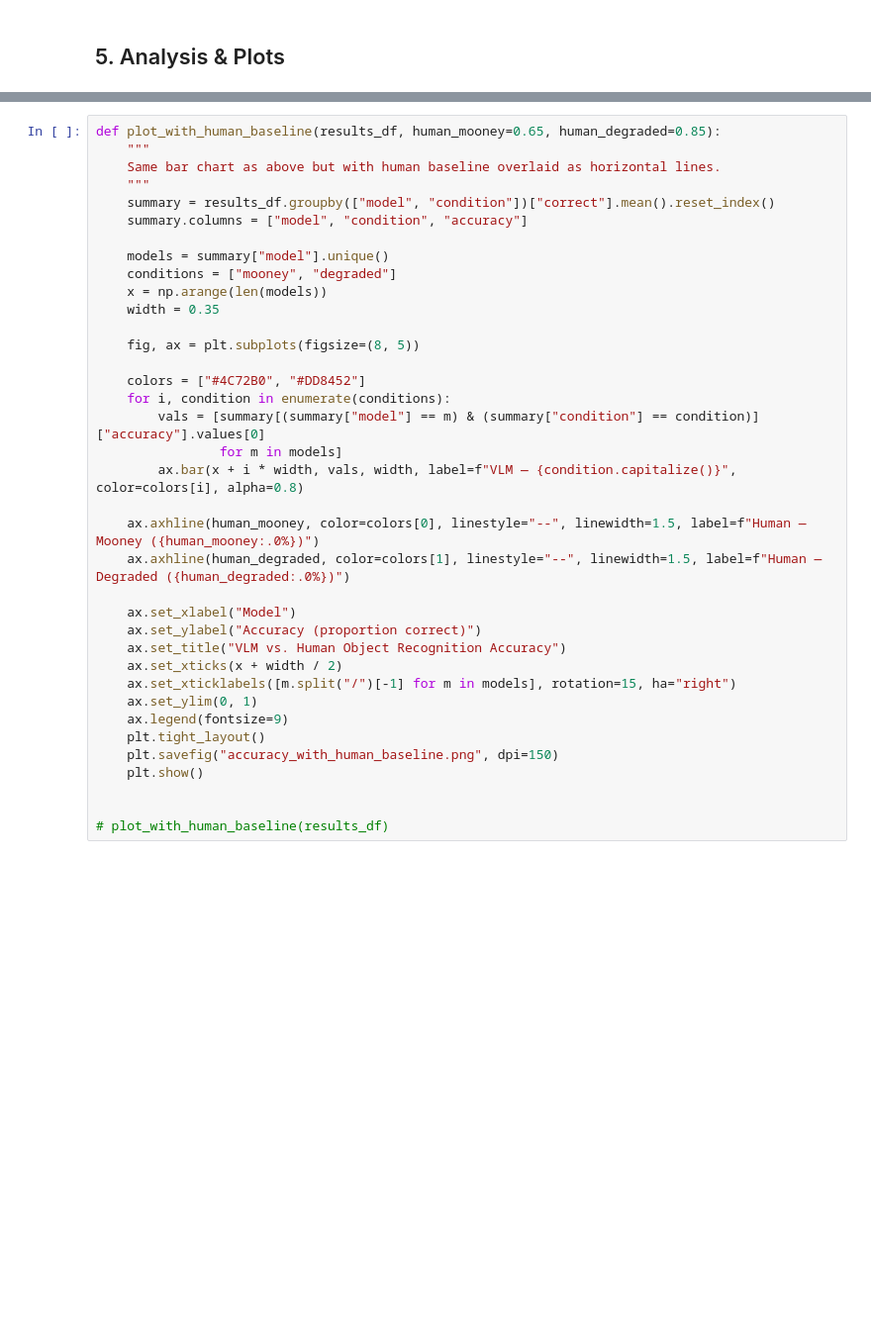
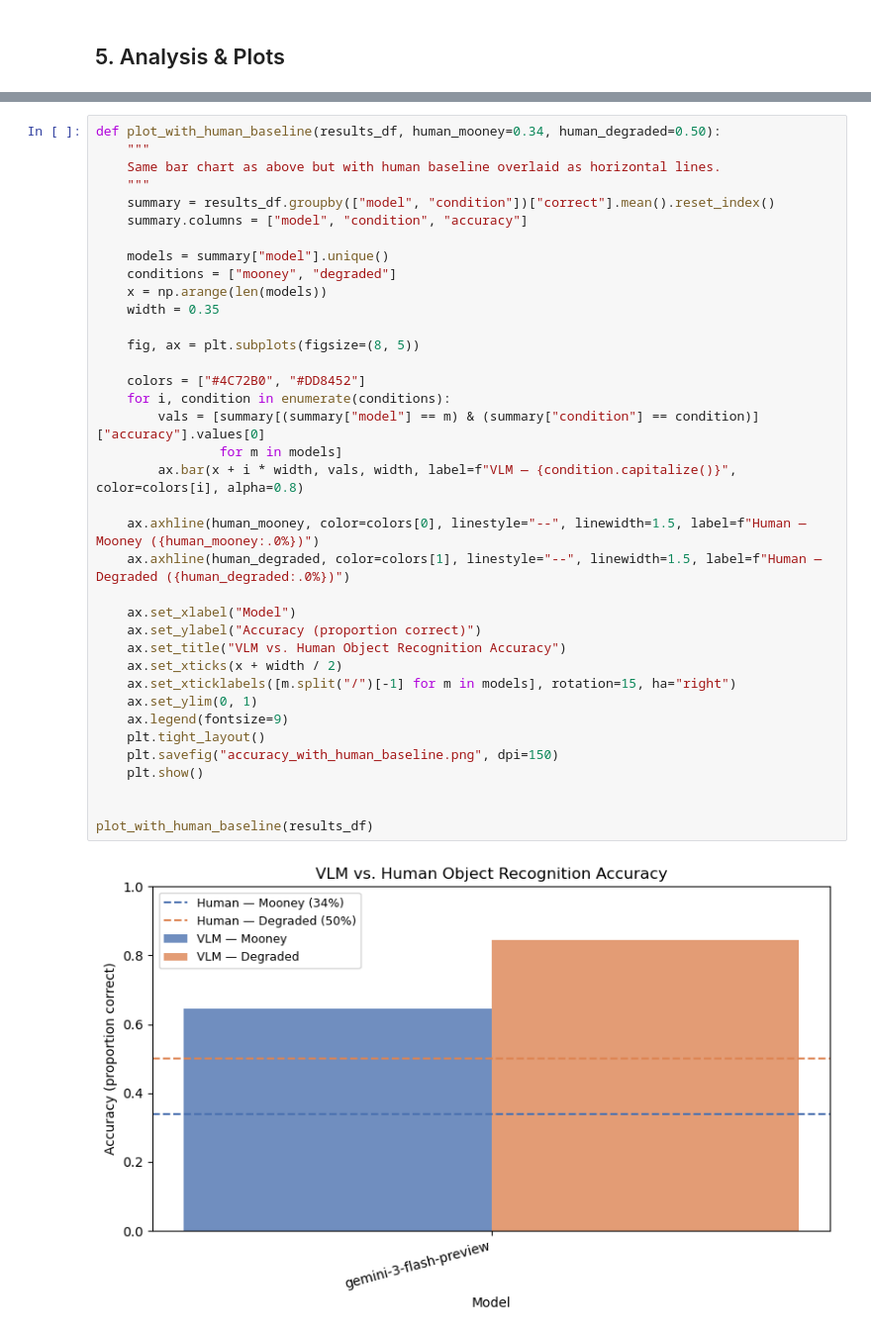
Before and after one commit to hayafaisalbugshan/feedforward-vision-vlms, a Jupyter notebook: experiment.ipynb, the cells around one changed output, grey strips where cells are left out. Shown at 99% size. Saved outputs shown, nothing was run; the diff lists cells and outputs as text; blank space fills up the shorter version.

```diff
--- a/experiment.ipynb
+++ b/experiment.ipynb
@@ -279,5 +297,5 @@ Source: add specific paper citations here once you find your stimulus set.
 # %%
-def plot_with_human_baseline(results_df, human_mooney=0.65, human_degraded=0.85):
+def plot_with_human_baseline(results_df, human_mooney=0.34, human_degraded=0.50):
     """
     Same bar chart as above but with human baseline overlaid as horizontal lines.
     """
@@ -285,31 +303,33 @@ def plot_with_human_baseline(results_df, human_mooney=0.65, human_degraded=0.85)
     summary.columns = ["model", "condition", "accuracy"]
 
     models = summary["model"].unique()
     conditions = ["mooney", "degraded"]
     x = np.arange(len(models))
     width = 0.35
 
     fig, ax = plt.subplots(figsize=(8, 5))
 
     colors = ["#4C72B0", "#DD8452"]
     for i, condition in enumerate(conditions):
         vals = [summary[(summary["model"] == m) & (summary["condition"] == condition)]["accuracy"].values[0]
                 for m in models]
         ax.bar(x + i * width, vals, width, label=f"VLM — {condition.capitalize()}", color=colors[i], alpha=0.8)
 
     ax.axhline(human_mooney, color=colors[0], linestyle="--", linewidth=1.5, label=f"Human — Mooney ({human_mooney:.0%})")
     ax.axhline(human_degraded, color=colors[1], linestyle="--", linewidth=1.5, label=f"Human — Degraded ({human_degraded:.0%})")
 
     ax.set_xlabel("Model")
     ax.set_ylabel("Accuracy (proportion correct)")
     ax.set_title("VLM vs. Human Object Recognition Accuracy")
     ax.set_xticks(x + width / 2)
     ax.set_xticklabels([m.split("/")[-1] for m in models], rotation=15, ha="right")
     ax.set_ylim(0, 1)
     ax.legend(fontsize=9)
     plt.tight_layout()
     plt.savefig("accuracy_with_human_baseline.png", dpi=150)
     plt.show()
 
 
-# plot_with_human_baseline(results_df)
+plot_with_human_baseline(results_df)
+# %% [output]
+[figure, added]
```
Also changed, not shown: parts of 5 cells of this notebook.
